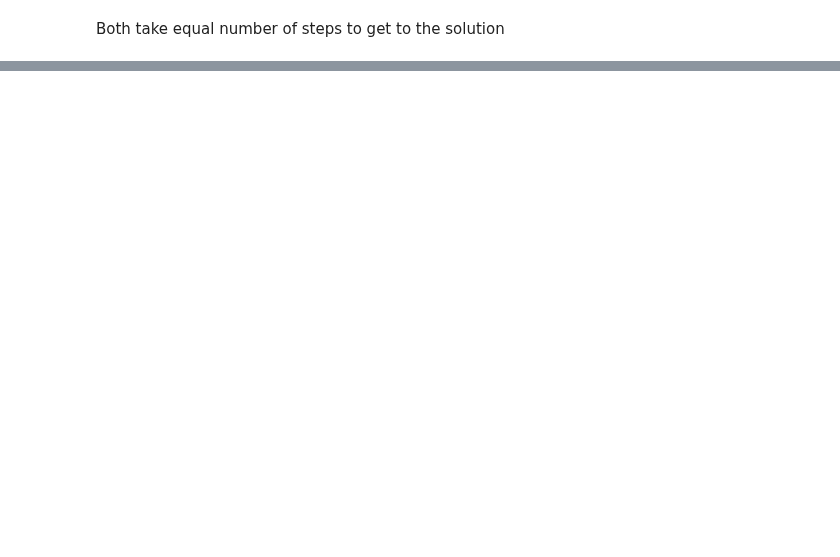
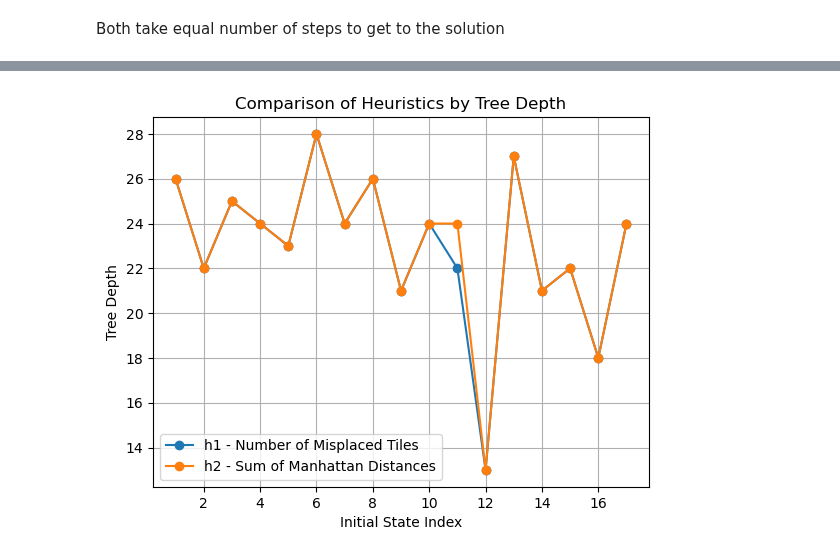
Before and after one commit to KuroInit/HDB-Resale-Price-Predict, a Jupyter notebook: lab8.ipynb, the cells around one changed output, grey strips where cells are left out. Drawn from its saved outputs; the diff is of its cells as text; code cells hidden in the pictures; blank space fills up the shorter version.

```diff
--- a/lab8.ipynb
+++ b/lab8.ipynb
@@ -512,0 +537,4 @@ Both take equal number of steps to get to the solution
+# %%
+plot_heuristics_by_depth(df_states)
+# %% [output]
+[figure, added]
```
Also changed, not shown: parts of 5 cells of this notebook, 2 other files.
